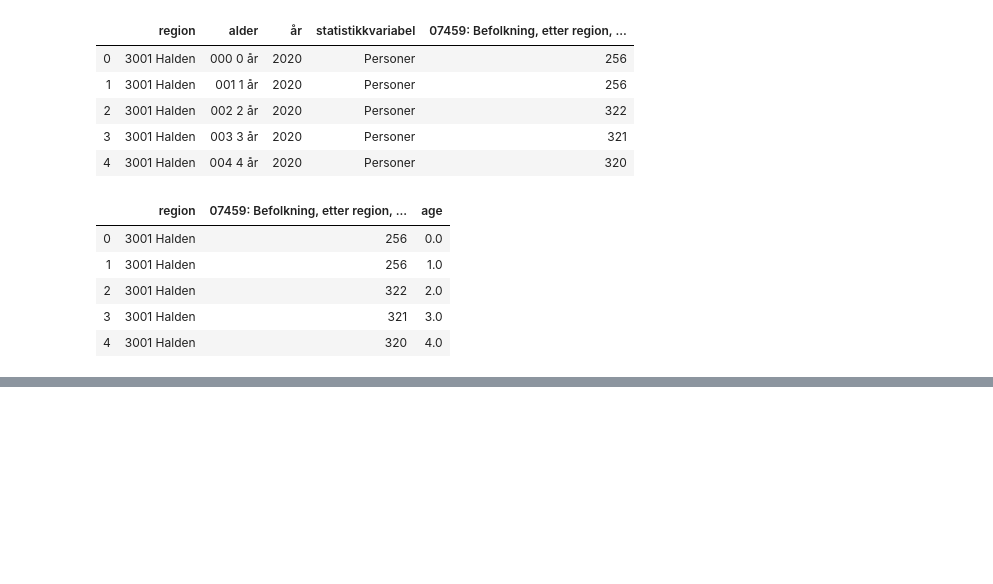
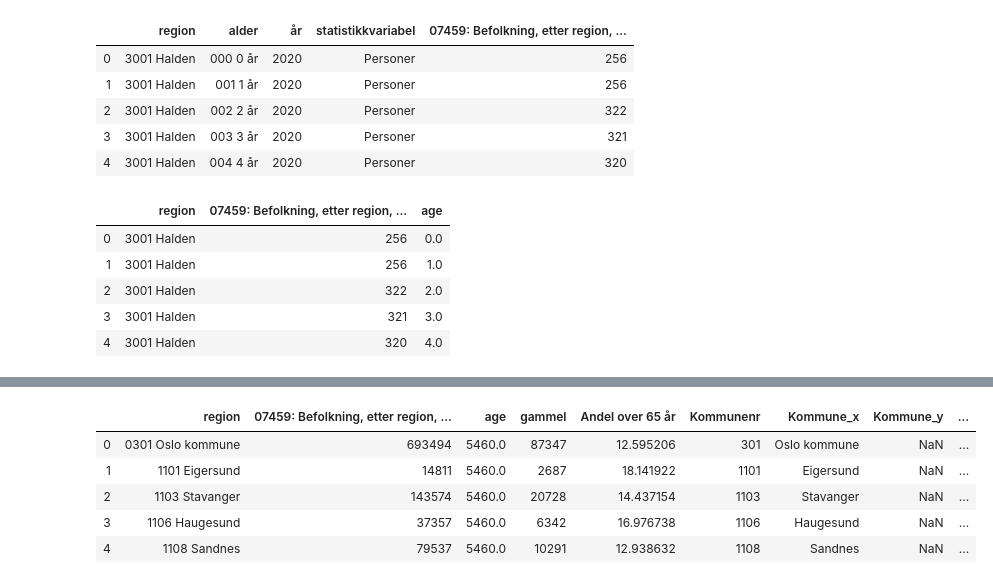
Before and after one commit to NRVA/COVID19_Norge, a Jupyter notebook: 2020 -03 - COVID demografi norge.ipynb, the cells around one changed output, grey strips where cells are left out. Saved outputs shown, nothing was run; the diff lists cells and outputs as text; code cells hidden in the pictures; blank space fills up the shorter version.

```diff
--- a/2020 -03 - COVID demografi norge.ipynb
+++ b/2020 -03 - COVID demografi norge.ipynb
@@ -27,6 +35,7 @@ df.head()
 | 3 | 3001 Halden | 321 | 3.0 |
 | 4 | 3001 Halden | 320 | 4.0 |
 # %%
-df["gammel"] = df.apply(lambda x: x if x > 65 else 0)
+df["gammel"] = df.apply(lambda x: x["07459: Befolkning, etter region, alder, år og statistikkvariabel"] if x["age"] >= 65 else 0, axis=1)
+df = df.groupby(["region"]).sum().reset_index()
 df.head()
 # %% [output]
@@ -33,0 +48,3 @@ TypeError: ("'>' not supported between instances of 'str' and 'int'", 'occurred
+# %%
+df["Andel over 65 år"] = (df["gammel"]/df["07459: Befolkning, etter region, alder, år og statistikkvariabel"])*100
+df.head()
@@ -33,0 +58,4 @@ TypeError: ("'>' not supported between instances of 'str' and 'int'", 'occurred
+# %%
+df["Kommunenr"], df["Kommune"] = df["region"].str.split(" ",1).str
+df = df.drop(columns="region")
+df.head()
@@ -33,0 +71,3 @@ TypeError: ("'>' not supported between instances of 'str' and 'int'", 'occurred
+# %%
+kommuner = pd.read_excel("Kommunetilhorighet.xlsx")
+kommuner.head()
@@ -33,0 +81,11 @@ TypeError: ("'>' not supported between instances of 'str' and 'int'", 'occurred
+# %%
+df["Kommunenr"] = pd.to_numeric(df["Kommunenr"], errors='coerce')
+df = df.merge(kommuner, how="left", on="Kommunenr")
+df.head()
+# %% [output]
+|  | region | 07459: Befolkning, etter region, ... | age | gammel | Andel over 65 år | Kommunenr | Kommune_x | Kommune_y | ... |
+| 0 | 0301 Oslo kommune | 693494 | 5460.0 | 87347 | 12.595206 | 301 | Oslo kommune | NaN | ... |
+| 1 | 1101 Eigersund | 14811 | 5460.0 | 2687 | 18.141922 | 1101 | Eigersund | NaN | ... |
+| 2 | 1103 Stavanger | 143574 | 5460.0 | 20728 | 14.437154 | 1103 | Stavanger | NaN | ... |
+| 3 | 1106 Haugesund | 37357 | 5460.0 | 6342 | 16.976738 | 1106 | Haugesund | NaN | ... |
+| 4 | 1108 Sandnes | 79537 | 5460.0 | 10291 | 12.938632 | 1108 | Sandnes | NaN | ... |
```
Also changed, not shown: parts of 20 cells of this notebook, 4 other files.
